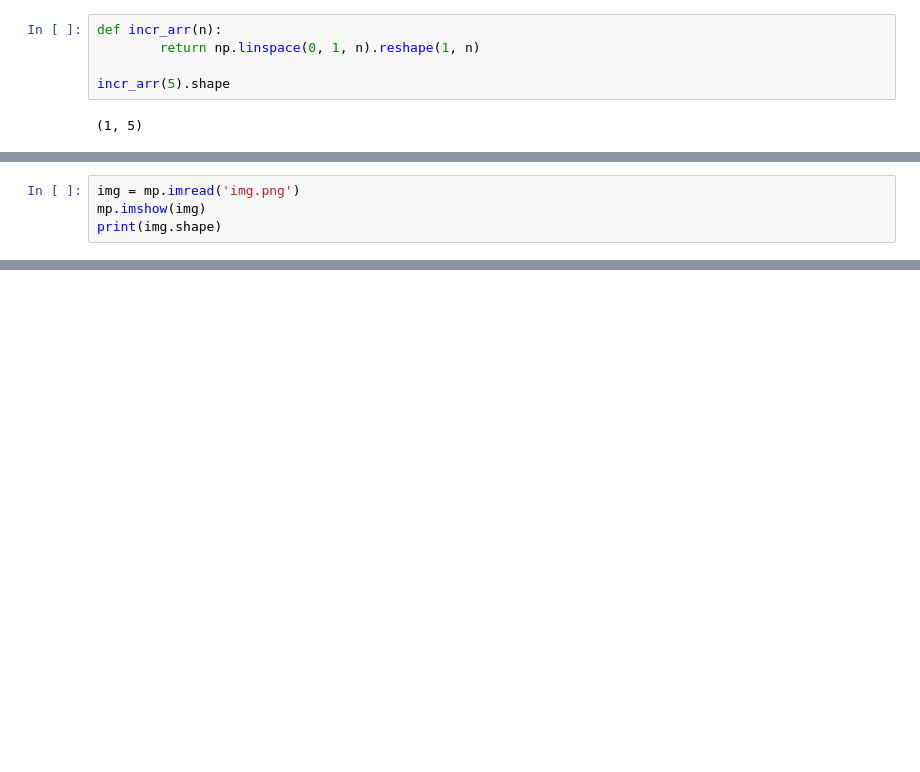
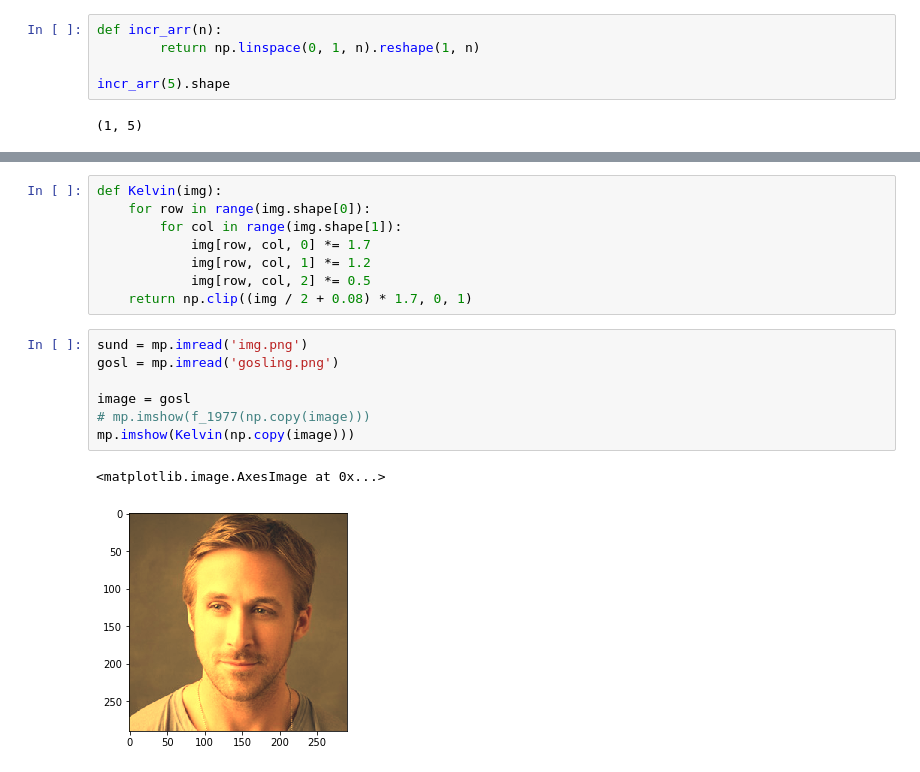
Before and after one commit to SashaKryzh/Numpy, a Jupyter notebook: notebooks/Rush.ipynb, the cells around one changed output, grey strips where cells are left out. Drawn from its saved outputs; the diff is of its cells as text; blank space fills up the shorter version.

```diff
--- a/notebooks/Rush.ipynb
+++ b/notebooks/Rush.ipynb
@@ -75,4 +54,0 @@ mp.imshow(mult)
-# %%
-img = mp.imread('img.png')
-mp.imshow(img)
-print(img.shape)
@@ -81,0 +151,18 @@ print(img.shape)
+# %%
+def Kelvin(img):
+    for row in range(img.shape[0]):
+        for col in range(img.shape[1]):
+            img[row, col, 0] *= 1.7
+            img[row, col, 1] *= 1.2
+            img[row, col, 2] *= 0.5
+    return np.clip((img / 2 + 0.08) * 1.7, 0, 1)
+# %%
+sund = mp.imread('img.png')
+gosl = mp.imread('gosling.png')
+
+image = gosl
+# mp.imshow(f_1977(np.copy(image)))
+mp.imshow(Kelvin(np.copy(image)))
+# %% [output]
+<matplotlib.image.AxesImage at 0x...>
+[figure, added]
```
Also changed, not shown: parts of 15 cells of this notebook, 1 other file.
